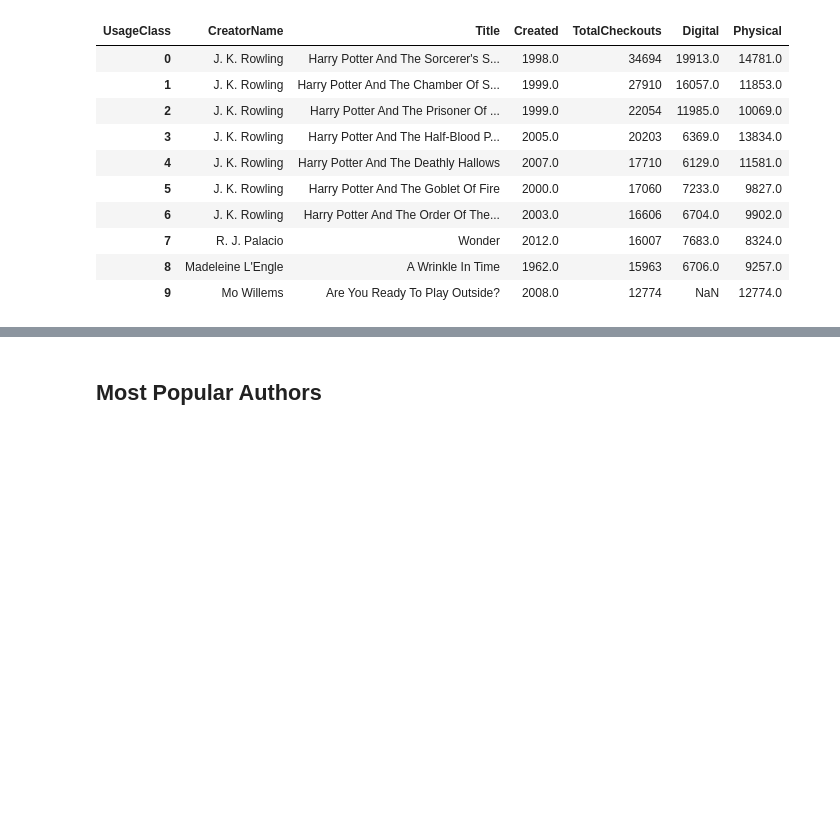
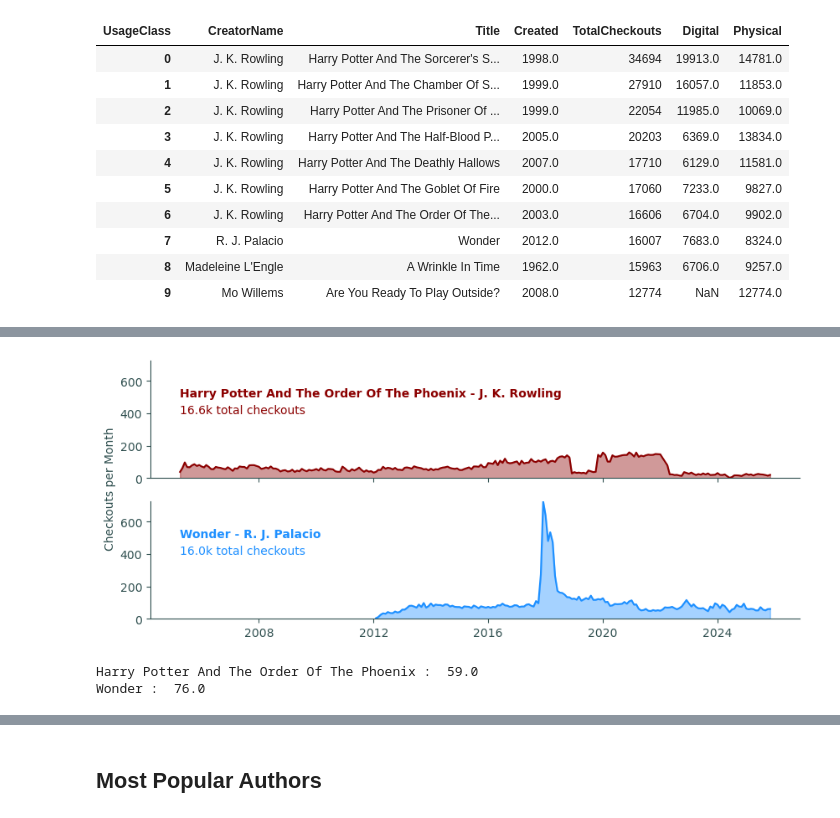
Before and after one commit to rm-pearson/NSS-capstone, a Jupyter notebook: Notebooks/data exploration.ipynb, the cells around one changed output, grey strips where cells are left out. Saved outputs shown, nothing was run; the diff lists cells and outputs as text; code cells hidden in the pictures; blank space fills up the shorter version.

Commit message:
update w/work over break

```diff
--- a/Notebooks/data exploration.ipynb
+++ b/Notebooks/data exploration.ipynb
@@ -154,0 +131,8 @@ plt.show()
+# %%
+top10_OT = pd.merge(juvenile_df, top10_overall, how = 'inner', on = ['CreatorName', 'Title'])
+# %%
+trend_diff_df = top10_OT.groupby(['CreatorName', 'Title', 'CheckoutDate'], as_index = False)['Checkouts'].sum().groupby(['CreatorName', 'Title'], as_index = False).agg(Max = ('Checkouts', 'max'), Min = ('Checkouts', 'min'))
+# %%
+trend_diff_df['Diff'] = trend_diff_df['Max'] - trend_diff_df['Min']
+# %%
+trend_diff_df = trend_diff_df.sort_values('Diff').reset_index(drop = True)
@@ -154,0 +153,53 @@ plt.show()
+# %%
+## narrow data to graph
+trends_chart = trend_diff_df.iloc[[1,8]]
+
+## Build the graph
+fig, ax = plt.subplots(nrows = 2, ncols = 1, sharex = True, figsize = (10,4))
+
+count = 0
+colors = ['darkred', 'dodgerblue']
+
+for i, r in trends_chart.iterrows():
+    ## get facts for current title
+    title = r['Title']
+    author = r['CreatorName']
+    filtered = top10_OT.loc[top10_OT['Title'] == title].groupby(['Title', 'CreatorName', 'CheckoutDate'], as_index = False)['Checkouts'].sum()
+    total_checkouts = filtered.Checkouts.sum()
+
+    ## graph checkouts over time
+    ax[count].fill_between(filtered['CheckoutDate'], filtered['Checkouts'], color = colors[count], alpha = .4)
+    ax[count].plot(filtered['CheckoutDate'], filtered['Checkouts'], color = colors[count])
+
+    ## add chart labels
+    ax[count].text(s = title + ' - ' + author, y = 500, x = top10_OT.CheckoutDate.min(),
+                   color = colors[count], fontweight = 'semibold')
+    ax[count].text(s = str(round(total_checkouts/1000, 1)) + 'k total checkouts', y = 400, x = top10_OT.CheckoutDate.min(),
+                   color = colors[count])
+
+    ## format chart appearance
+    ax[count].spines[['top', 'right']].set_visible(False)
+    ax[count].spines[['left', 'bottom']].set_color('darkslategray')
+    ax[count].set_ylim([0, trends_chart['Max'].max()])
+    ax[count].tick_params(axis = 'y', colors = 'darkslategray', labelrotation = 0)
+    ax[count].tick_params(axis = 'x', colors = 'darkslategray')
+
+    ## increment counter
+    count += 1
+
+
+## y-axis label
+fig.text(0.07, 0.5, 'Checkouts per Month', va = 'center', rotation = 'vertical', color = 'darkslategray')
+
+
+plt.savefig('../Images/Fig2-Different_Trends', transparent = True)
+# %% [output]
+[figure, new version]
+# %%
+for i, r in trends_chart.iterrows():
+    filtered = top10_OT.loc[top10_OT['Title'] == r.Title].groupby(['Title', 'CreatorName', 'CheckoutDate'], as_index = False)['Checkouts'].sum()
+    avg_checkouts = filtered.Checkouts.median()
+    print(r.Title, ': ', str(avg_checkouts))
+# %% [output]
+Harry Potter And The Order Of The Phoenix :  59.0
+Wonder :  76.0
```
Also changed, not shown: parts of 61 cells of this notebook, 6 other files.
